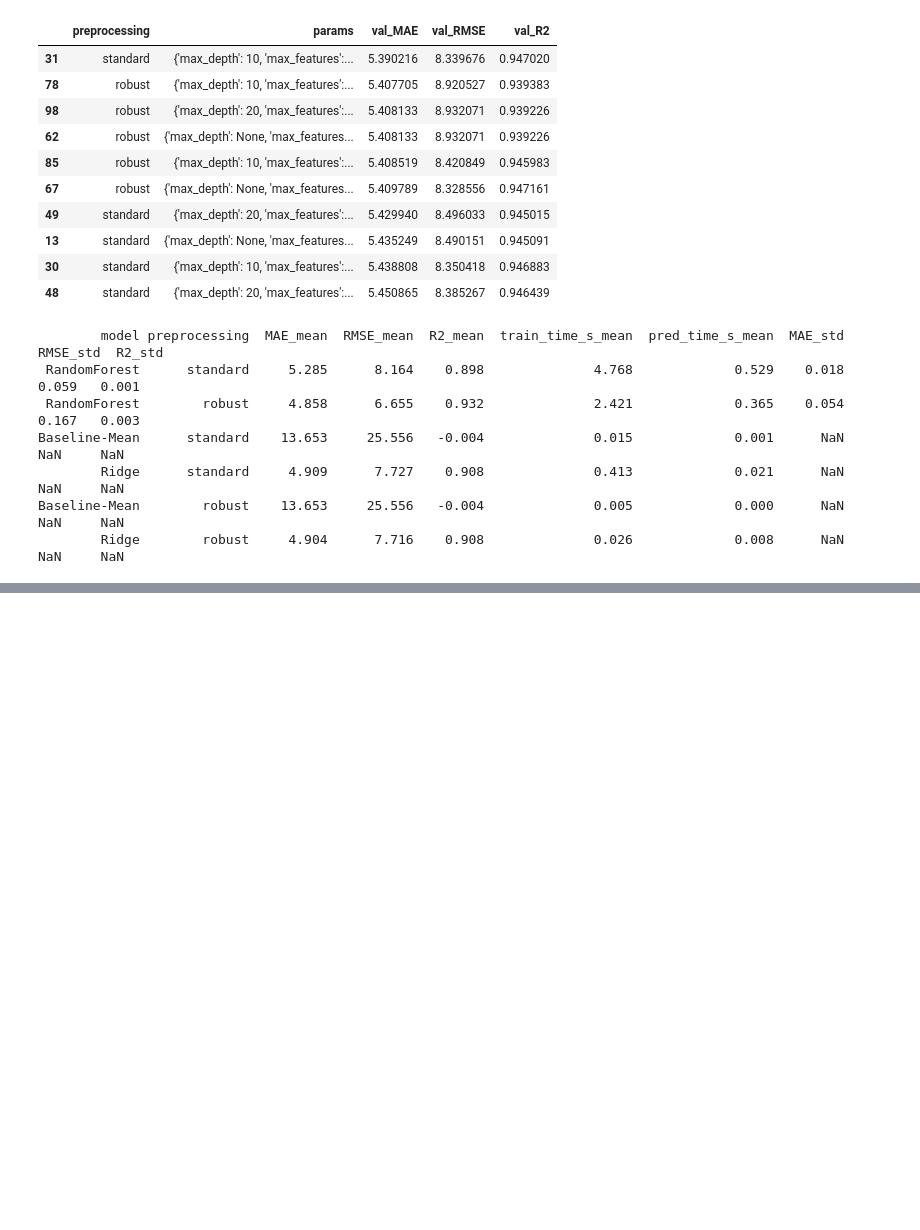
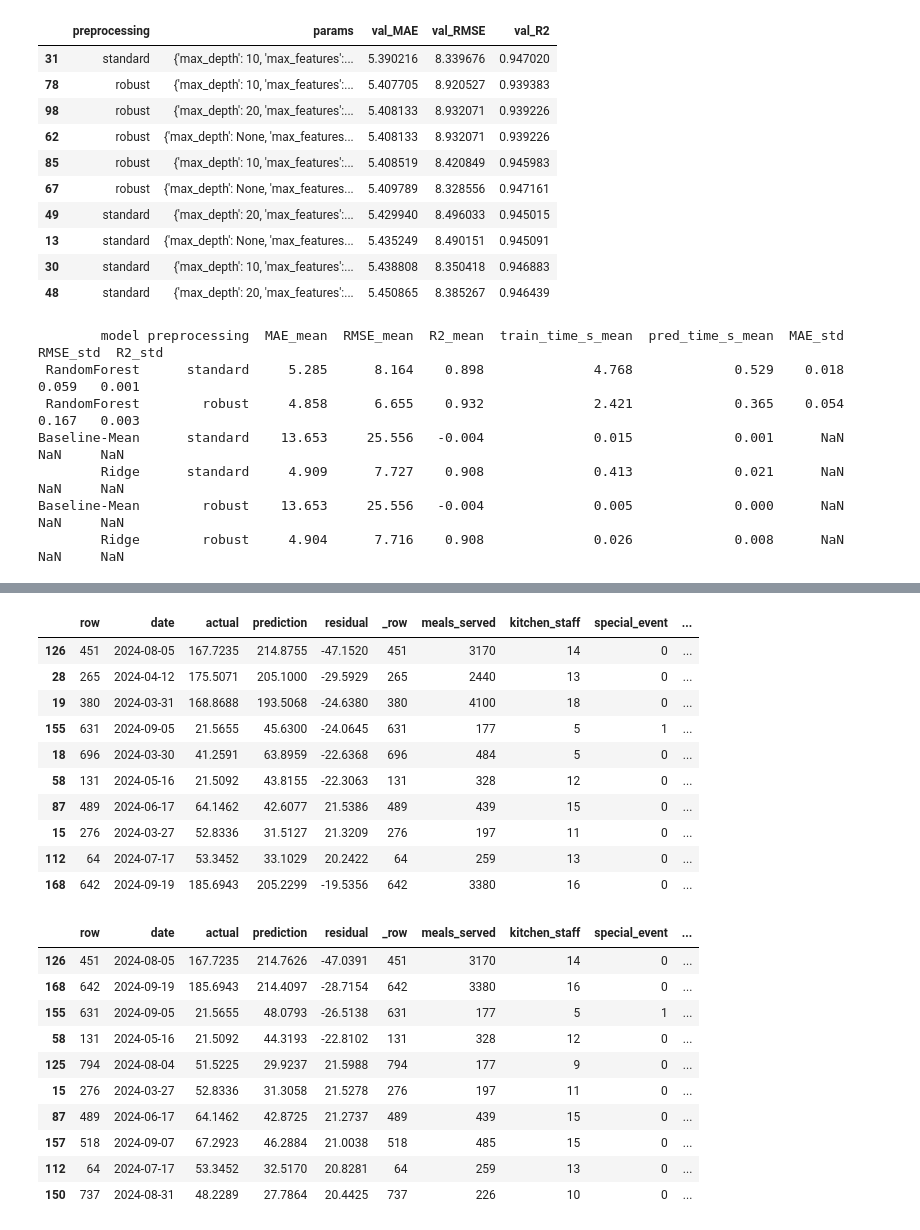
Before and after one commit to intananggreini99/foodSaveProject, a Jupyter notebook: notebooks/05_random_forest_model.ipynb, the cells around one changed output, grey strips where cells are left out. Drawn from its saved outputs; the diff is of its cells as text; code cells hidden in the pictures; blank space fills up the shorter version.

```diff
--- a/notebooks/05_random_forest_model.ipynb
+++ b/notebooks/05_random_forest_model.ipynb
@@ -447,0 +496,7 @@ for name, (m, pred) in final_models.items():
+# %%
+df = load_data()
+display(df.head(8))
+display(df.groupby('split').agg(jumlah=('date','size'), tanggal_awal=('date','min'), tanggal_akhir=('date','max')))
+display(json.loads((OUT/'data_audit.json').read_text(encoding='utf-8')))
+assert df.loc[df.split=='train','date'].max() < df.loc[df.split=='validation','date'].min()
+assert df.loc[df.split=='validation','date'].max() < df.loc[df.split=='test','date'].min()
@@ -447,0 +660,24 @@ for name, (m, pred) in final_models.items():
+# %%
+result_rows = []
+protocol = hashlib.sha256((ROOT/'src/experiment.py').read_bytes()+(ROOT/'dataset/raw/train.csv').read_bytes()).hexdigest()
+for method,item in selected.items():
+    d=data[method];label=f'{MODEL}_{method}'
+    row={'model':MODEL,'preprocessing':method,'config':json.dumps(item['config']),'protocol_sha256':protocol,
+         'train_time_s':item['duration'],'tuning_total_time_s':float(tuning.loc[tuning.preprocessing==method,'train_time_s'].sum()),
+         **{f'n_{s}':len(v) for s,v in d['y'].items()}}
+    for split in ['train','validation','test']:
+        start=time.perf_counter()
+        prediction=predict(item['model'],d['features'][split],MODEL,d['ys'])
+        elapsed=time.perf_counter()-start
+        row.update({f'{split}_{k}':v for k,v in metrics(d['y'][split],prediction).items()})
+        row[f'{split}_prediction_time_s']=elapsed
+        row[f'{split}_ms_per_row']=elapsed/len(prediction)*1000
+        pd.DataFrame({'row':df.loc[idx[split],'_row'],'date':df.loc[idx[split],'date'],'actual':d['y'][split],
+                      'prediction':prediction,'residual':d['y'][split]-prediction}).to_csv(OUT/f'{label}_{split}_predictions.csv',index=False)
+    save_json(OUT/f'{label}_metrics.json',row)
+    result_rows.append(row)
+hasil=pd.DataFrame(result_rows)
+for split in ['train','validation','test']:
+    display(Markdown(f'### Metrik {split}'))
+    display(hasil[['model','preprocessing']+[f'{split}_{m}' for m in ['MAE','RMSE','R2','MedAE','Bias','WAPE_percent']]])
+display(hasil[['model','preprocessing','train_time_s','tuning_total_time_s','test_prediction_time_s','test_ms_per_row']])
@@ -447,0 +703,36 @@ for name, (m, pred) in final_models.items():
+# %%
+for method in ['standard','robust']:
+    pred=pd.read_csv(OUT/f'{MODEL}_{method}_test_predictions.csv')
+    fig,axes=plt.subplots(1,3,figsize=(15,4))
+    axes[0].scatter(pred.actual,pred.prediction,alpha=.6)
+    limits=[min(pred.actual.min(),pred.prediction.min()),max(pred.actual.max(),pred.prediction.max())]
+    axes[0].plot(limits,limits,'r--');axes[0].set(xlabel='Aktual kg',ylabel='Prediksi kg',title=f'{MODEL} {method}')
+    axes[1].scatter(pred.prediction,pred.residual,alpha=.6);axes[1].axhline(0,color='red');axes[1].set(xlabel='Prediksi kg',ylabel='Aktual - prediksi kg')
+    axes[2].hist(pred.residual,bins=20);axes[2].axvline(0,color='red');axes[2].set_title('Sebaran error kg')
+    fig.tight_layout();fig.savefig(OUT/f'{MODEL}_{method}_diagnostics.png',dpi=140);display(fig);plt.close(fig)
+    context=df[['_row','meals_served','kitchen_staff','special_event','staff_experience']]
+    difficult=pred.merge(context,left_on='row',right_on='_row',how='left')
+    display(difficult.assign(error_absolut=difficult.residual.abs()).nlargest(10,'error_absolut'))
+# %% [output]
+|  | row | date | actual | prediction | residual | _row | meals_served | kitchen_staff | special_event | ... |
+| 126 | 451 | 2024-08-05 | 167.7235 | 214.8755 | -47.1520 | 451 | 3170 | 14 | 0 | ... |
+| 28 | 265 | 2024-04-12 | 175.5071 | 205.1000 | -29.5929 | 265 | 2440 | 13 | 0 | ... |
+| 19 | 380 | 2024-03-31 | 168.8688 | 193.5068 | -24.6380 | 380 | 4100 | 18 | 0 | ... |
+| 155 | 631 | 2024-09-05 | 21.5655 | 45.6300 | -24.0645 | 631 | 177 | 5 | 1 | ... |
+| 18 | 696 | 2024-03-30 | 41.2591 | 63.8959 | -22.6368 | 696 | 484 | 5 | 0 | ... |
+| 58 | 131 | 2024-05-16 | 21.5092 | 43.8155 | -22.3063 | 131 | 328 | 12 | 0 | ... |
+| 87 | 489 | 2024-06-17 | 64.1462 | 42.6077 | 21.5386 | 489 | 439 | 15 | 0 | ... |
+| 15 | 276 | 2024-03-27 | 52.8336 | 31.5127 | 21.3209 | 276 | 197 | 11 | 0 | ... |
+| 112 | 64 | 2024-07-17 | 53.3452 | 33.1029 | 20.2422 | 64 | 259 | 13 | 0 | ... |
+| 168 | 642 | 2024-09-19 | 185.6943 | 205.2299 | -19.5356 | 642 | 3380 | 16 | 0 | ... |
+|  | row | date | actual | prediction | residual | _row | meals_served | kitchen_staff | special_event | ... |
+| 126 | 451 | 2024-08-05 | 167.7235 | 214.7626 | -47.0391 | 451 | 3170 | 14 | 0 | ... |
+| 168 | 642 | 2024-09-19 | 185.6943 | 214.4097 | -28.7154 | 642 | 3380 | 16 | 0 | ... |
+| 155 | 631 | 2024-09-05 | 21.5655 | 48.0793 | -26.5138 | 631 | 177 | 5 | 1 | ... |
+| 58 | 131 | 2024-05-16 | 21.5092 | 44.3193 | -22.8102 | 131 | 328 | 12 | 0 | ... |
+| 125 | 794 | 2024-08-04 | 51.5225 | 29.9237 | 21.5988 | 794 | 177 | 9 | 0 | ... |
+| 15 | 276 | 2024-03-27 | 52.8336 | 31.3058 | 21.5278 | 276 | 197 | 11 | 0 | ... |
+| 87 | 489 | 2024-06-17 | 64.1462 | 42.8725 | 21.2737 | 489 | 439 | 15 | 0 | ... |
+| 157 | 518 | 2024-09-07 | 67.2923 | 46.2884 | 21.0038 | 518 | 485 | 15 | 0 | ... |
+| 112 | 64 | 2024-07-17 | 53.3452 | 32.5170 | 20.8281 | 64 | 259 | 13 | 0 | ... |
+| 150 | 737 | 2024-08-31 | 48.2289 | 27.7864 | 20.4425 | 737 | 226 | 10 | 0 | ... |
```
Also changed, not shown: parts of 36 cells of this notebook, 20 other files.
